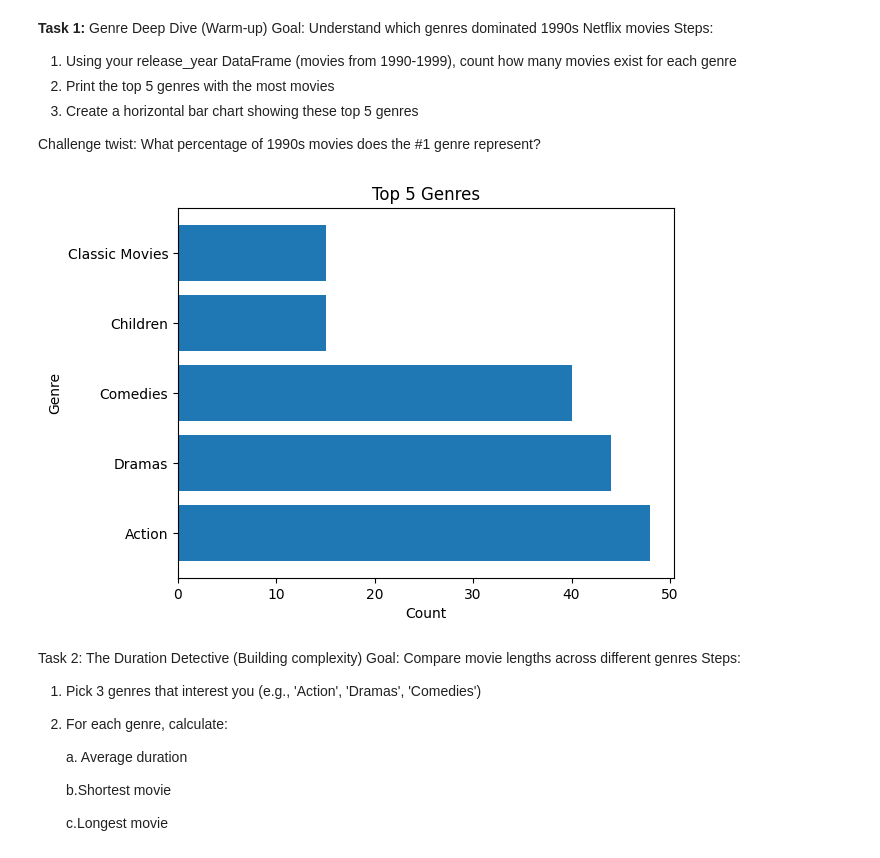
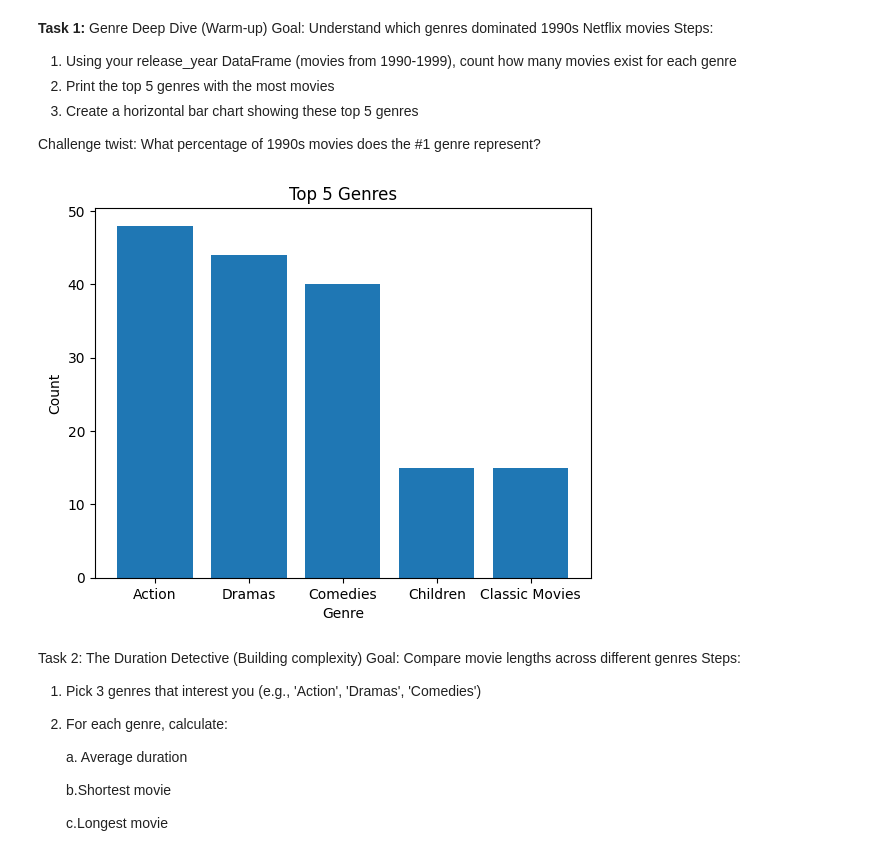
Before and after one commit to christianabusca/netflix-movies-analysis, a Jupyter notebook: netflix.ipynb, the cells around one changed output. Drawn from its saved outputs; the diff is of its cells as text; code cells hidden in the pictures.

```diff
--- a/netflix.ipynb
+++ b/netflix.ipynb
@@ -86,20 +86,20 @@ Challenge twist: What percentage of 1990s movies does the #1 genre represent?
 # %%
 # Start coding here! Use as many cells as you like
 # Task 1
 
 # 1 and 2
 # release_year = movies[(movies['release_year'] >= 1990) & (movies['release_year'] <= 1999)]
 each_genre = release_year['genre'].value_counts().head()
 each_genre
 
 # 3
-plt.barh(each_genre.index, each_genre.values)
-plt.xlabel("Count")
-plt.ylabel("Genre")
+plt.bar(each_genre.index, each_genre.values)
+plt.xlabel("Genre")
+plt.ylabel("Count")
 plt.title("Top 5 Genres")
 plt.show()
 # %% [output]
-[figure, old version]
+[figure, new version]
 # %% [markdown]
 Task 2: The Duration Detective (Building complexity)
 Goal: Compare movie lengths across different genres
```
Also changed, not shown: parts of 3 cells of this notebook.
